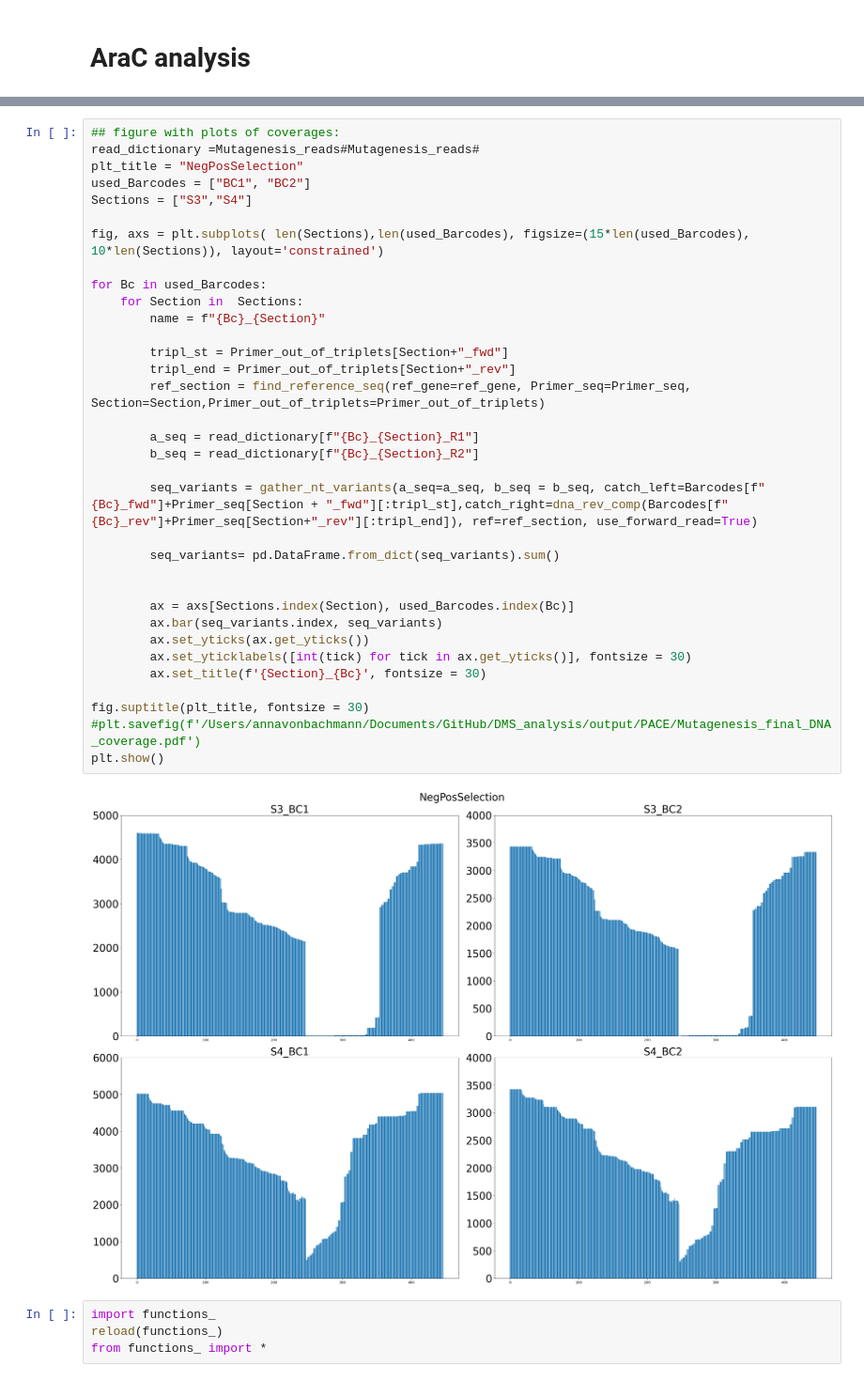
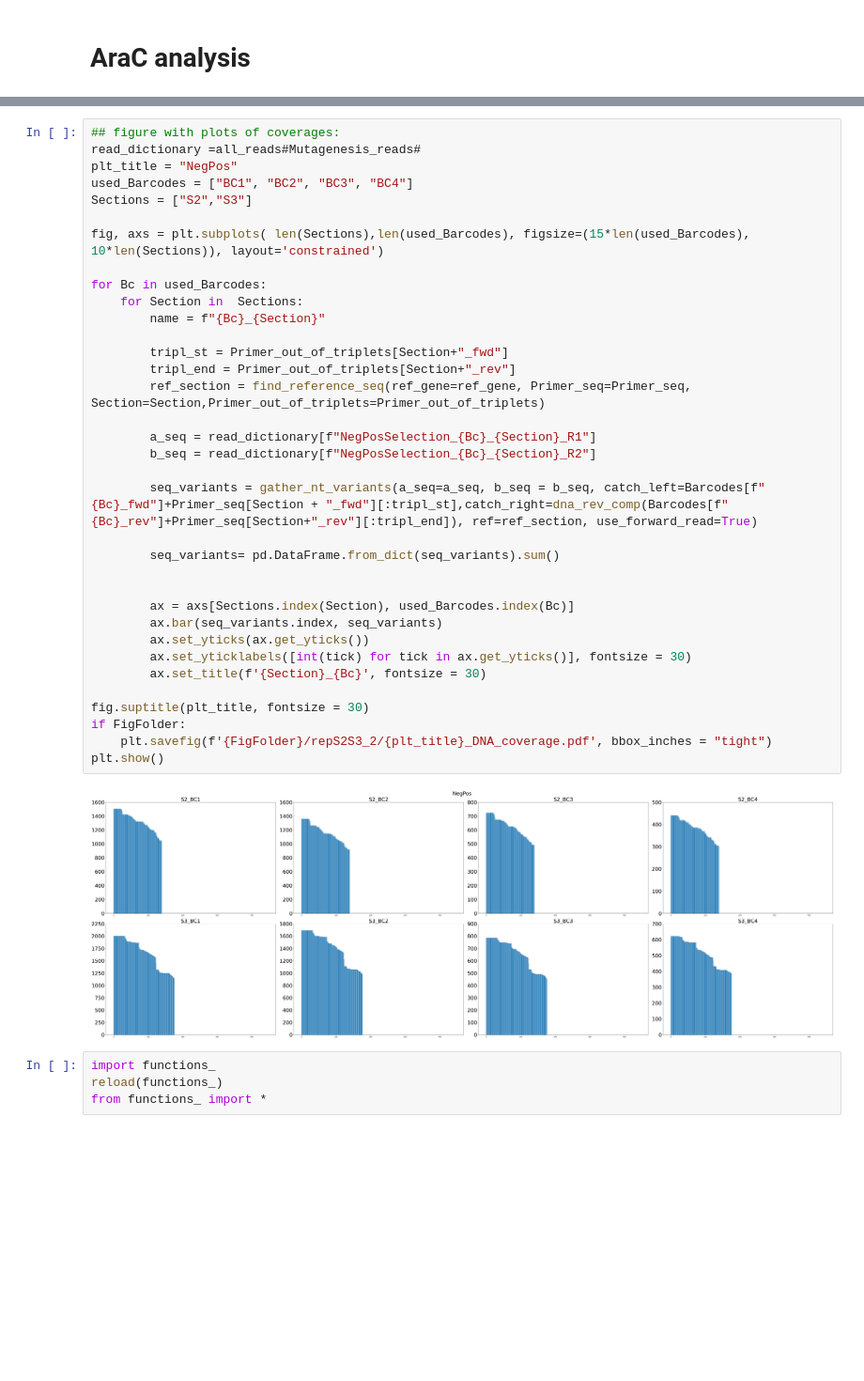
Before and after one commit to AliceHovsepyan/pogo_pance_draft, a Jupyter notebook: DMS_analysis_PACE.ipynb, the cells around one changed output, grey strips where cells are left out. Shown at 94% size. Cells and saved outputs as stored; diff of their text form; blank space fills up the shorter version.

Commit message:
plot S2 S3 rep together with other reads

```diff
--- a/DMS_analysis_PACE.ipynb
+++ b/DMS_analysis_PACE.ipynb
@@ -294,39 +491,40 @@ total reverse reads after filtering 729
 # %%
 ## figure with plots of coverages:
-read_dictionary =Mutagenesis_reads#Mutagenesis_reads#
-plt_title = "NegPosSelection"
-used_Barcodes = ["BC1", "BC2"]
-Sections = ["S3","S4"]
+read_dictionary =all_reads#Mutagenesis_reads#
+plt_title = "NegPos"
+used_Barcodes = ["BC1", "BC2", "BC3", "BC4"]
+Sections = ["S2","S3"]
 
 fig, axs = plt.subplots( len(Sections),len(used_Barcodes), figsize=(15*len(used_Barcodes), 10*len(Sections)), layout='constrained')
 
 for Bc in used_Barcodes:
     for Section in  Sections:
         name = f"{Bc}_{Section}"
 
         tripl_st = Primer_out_of_triplets[Section+"_fwd"]
         tripl_end = Primer_out_of_triplets[Section+"_rev"]
         ref_section = find_reference_seq(ref_gene=ref_gene, Primer_seq=Primer_seq, Section=Section,Primer_out_of_triplets=Primer_out_of_triplets)
 
-        a_seq = read_dictionary[f"{Bc}_{Section}_R1"]
-        b_seq = read_dictionary[f"{Bc}_{Section}_R2"]
+        a_seq = read_dictionary[f"NegPosSelection_{Bc}_{Section}_R1"]
+        b_seq = read_dictionary[f"NegPosSelection_{Bc}_{Section}_R2"]
 
         seq_variants = gather_nt_variants(a_seq=a_seq, b_seq = b_seq, catch_left=Barcodes[f"{Bc}_fwd"]+Primer_seq[Section + "_fwd"][:tripl_st],catch_right=dna_rev_comp(Barcodes[f"{Bc}_rev"]+Primer_seq[Section+"_rev"][:tripl_end]), ref=ref_section, use_forward_read=True)
 
         seq_variants= pd.DataFrame.from_dict(seq_variants).sum()
 
 
         ax = axs[Sections.index(Section), used_Barcodes.index(Bc)]
         ax.bar(seq_variants.index, seq_variants)
         ax.set_yticks(ax.get_yticks())
         ax.set_yticklabels([int(tick) for tick in ax.get_yticks()], fontsize = 30)
         ax.set_title(f'{Section}_{Bc}', fontsize = 30)
 
 fig.suptitle(plt_title, fontsize = 30)
-#plt.savefig(f'/Users/annavonbachmann/Documents/GitHub/DMS_analysis/output/PACE/Mutagenesis_final_DNA_coverage.pdf')
+if FigFolder:
+    plt.savefig(f'{FigFolder}/repS2S3_2/{plt_title}_DNA_coverage.pdf', bbox_inches = "tight")
 plt.show()
 # %% [output]
-[figure, old version]
+[figure, new version]
 # %%
 import functions_
 reload(functions_)
```
Also changed, not shown: parts of 13 cells of this notebook, 3 other files.
